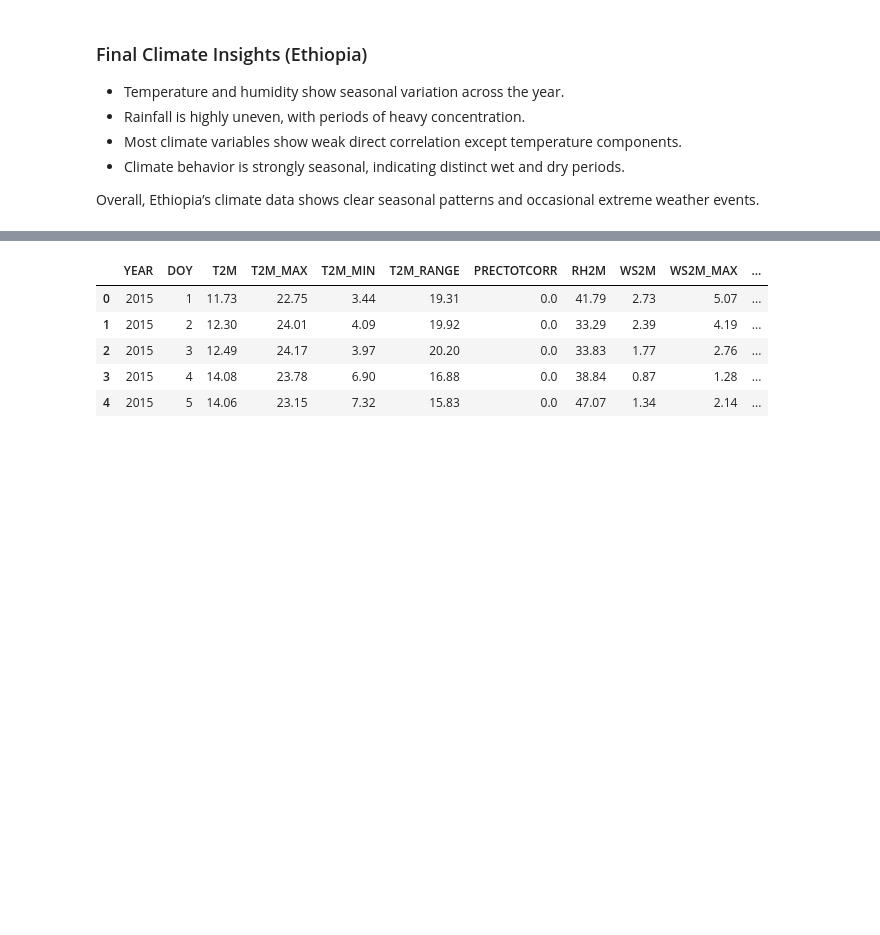
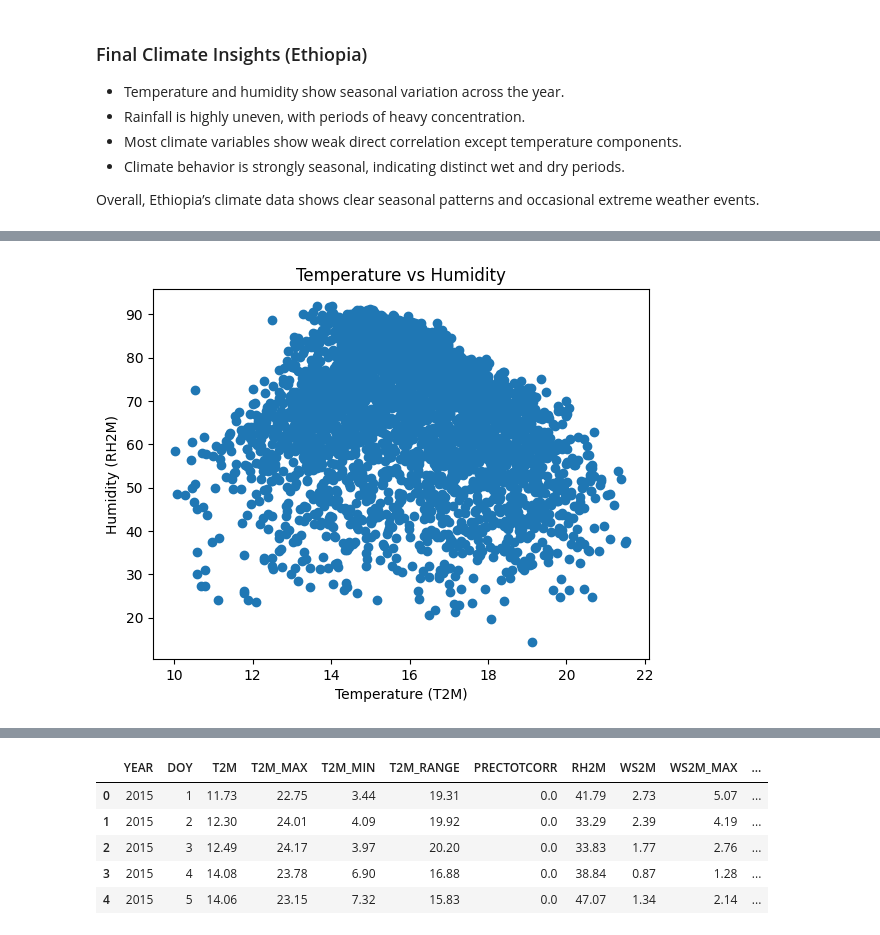
Before and after one commit to Benareyo/climate-challenge-week0, a Jupyter notebook: notebooks/ethiopia_eda.ipynb, the cells around one changed output, grey strips where cells are left out. Drawn from its saved outputs; the diff is of its cells as text; code cells hidden in the pictures; blank space fills up the shorter version.

```diff
--- a/notebooks/ethiopia_eda.ipynb
+++ b/notebooks/ethiopia_eda.ipynb
@@ -282,0 +293,9 @@ Overall, Ethiopia’s climate data shows clear seasonal patterns and occasional
+# %%
+plt.figure()
+plt.scatter(df["T2M"], df["RH2M"])
+plt.xlabel("Temperature (T2M)")
+plt.ylabel("Humidity (RH2M)")
+plt.title("Temperature vs Humidity")
+plt.show()
+# %% [output]
+[figure, added]
```
Also changed, not shown: parts of 5 cells of this notebook.
